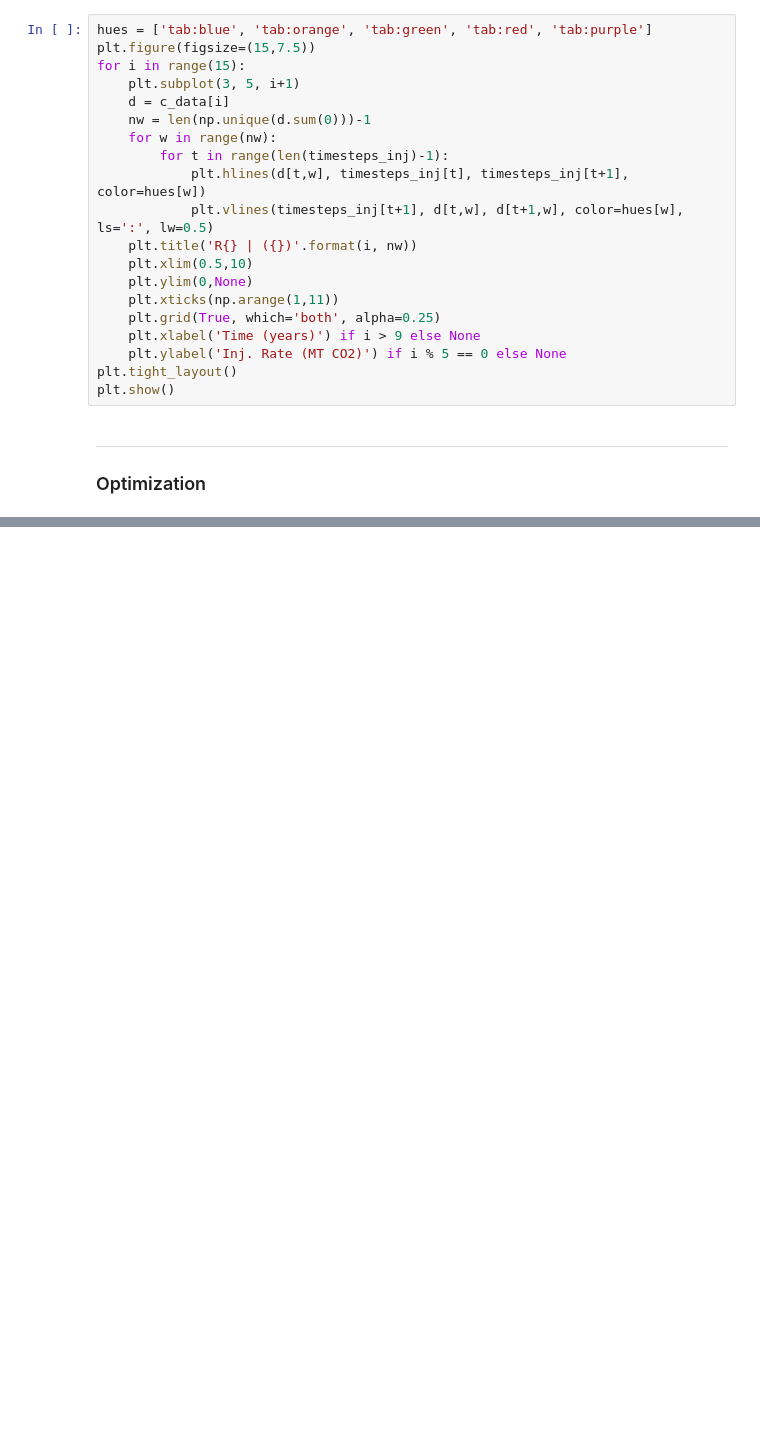
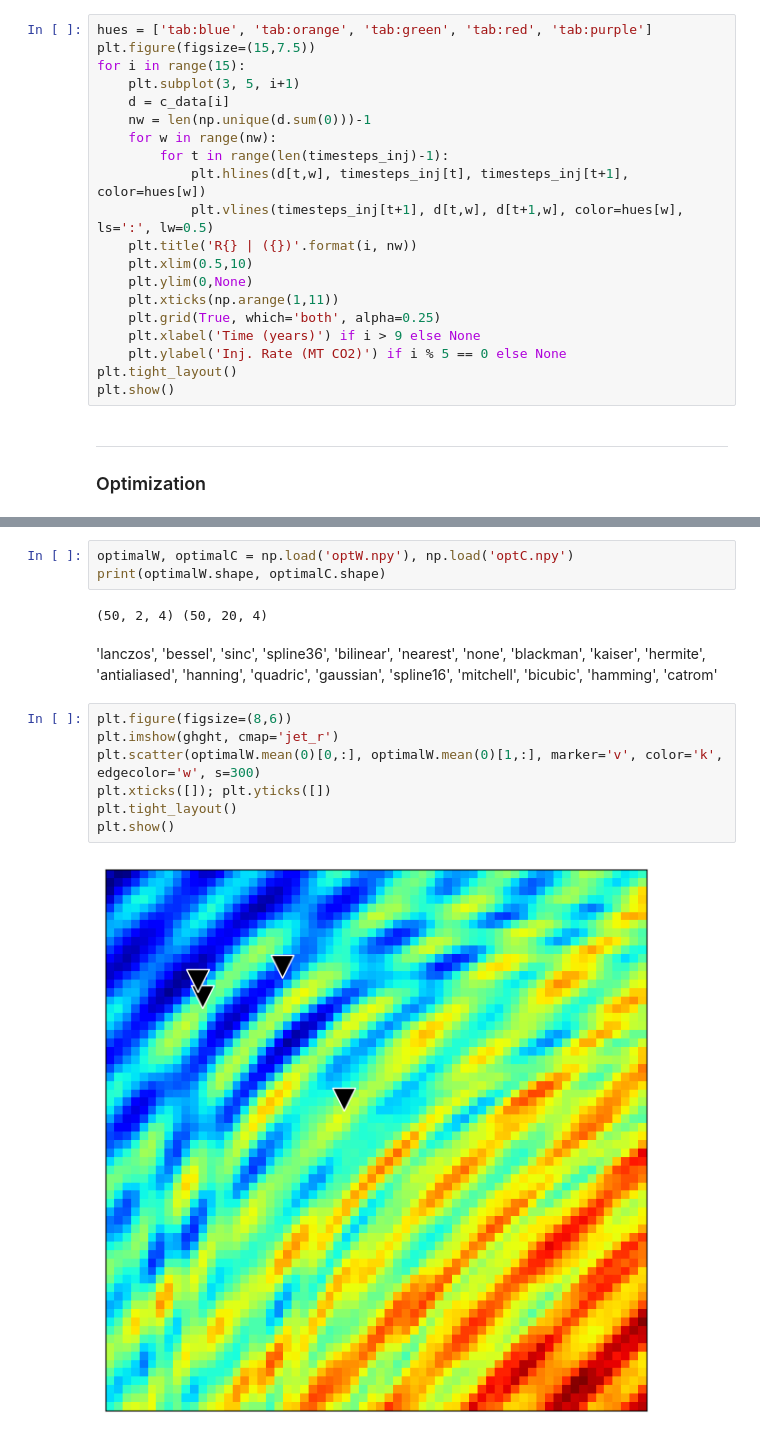
Before and after one commit to misaelmmorales/Placement-Control-Optim-CO2, a Jupyter notebook: pix2vid-opt.ipynb, the cells around one changed output, grey strips where cells are left out. Saved outputs shown, nothing was run; the diff lists cells and outputs as text; blank space fills up the shorter version.

```diff
--- a/pix2vid-opt.ipynb
+++ b/pix2vid-opt.ipynb
@@ -209,0 +485,16 @@ plt.show()
+# %%
+optimalW, optimalC = np.load('optW.npy'), np.load('optC.npy')
+print(optimalW.shape, optimalC.shape)
+# %% [output]
+(50, 2, 4) (50, 20, 4)
+# %% [markdown]
+'lanczos', 'bessel', 'sinc', 'spline36', 'bilinear', 'nearest', 'none', 'blackman', 'kaiser', 'hermite', 'antialiased', 'hanning', 'quadric', 'gaussian', 'spline16', 'mitchell', 'bicubic', 'hamming', 'catrom'
+# %%
+plt.figure(figsize=(8,6))
+plt.imshow(ghght, cmap='jet_r')
+plt.scatter(optimalW.mean(0)[0,:], optimalW.mean(0)[1,:], marker='v', color='k', edgecolor='w', s=300)
+plt.xticks([]); plt.yticks([])
+plt.tight_layout()
+plt.show()
+# %% [output]
+[figure, added]
```
Also changed, not shown: parts of 18 cells of this notebook, 7 other files.
